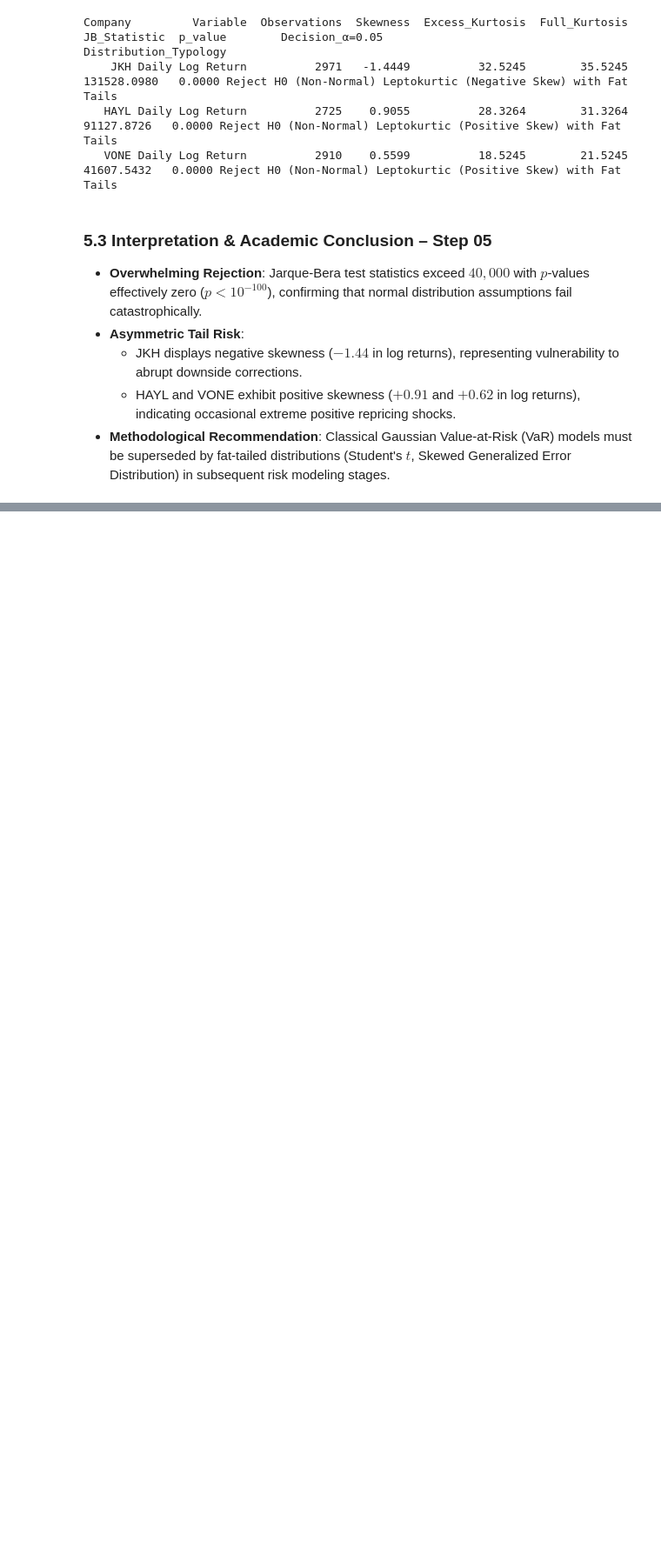
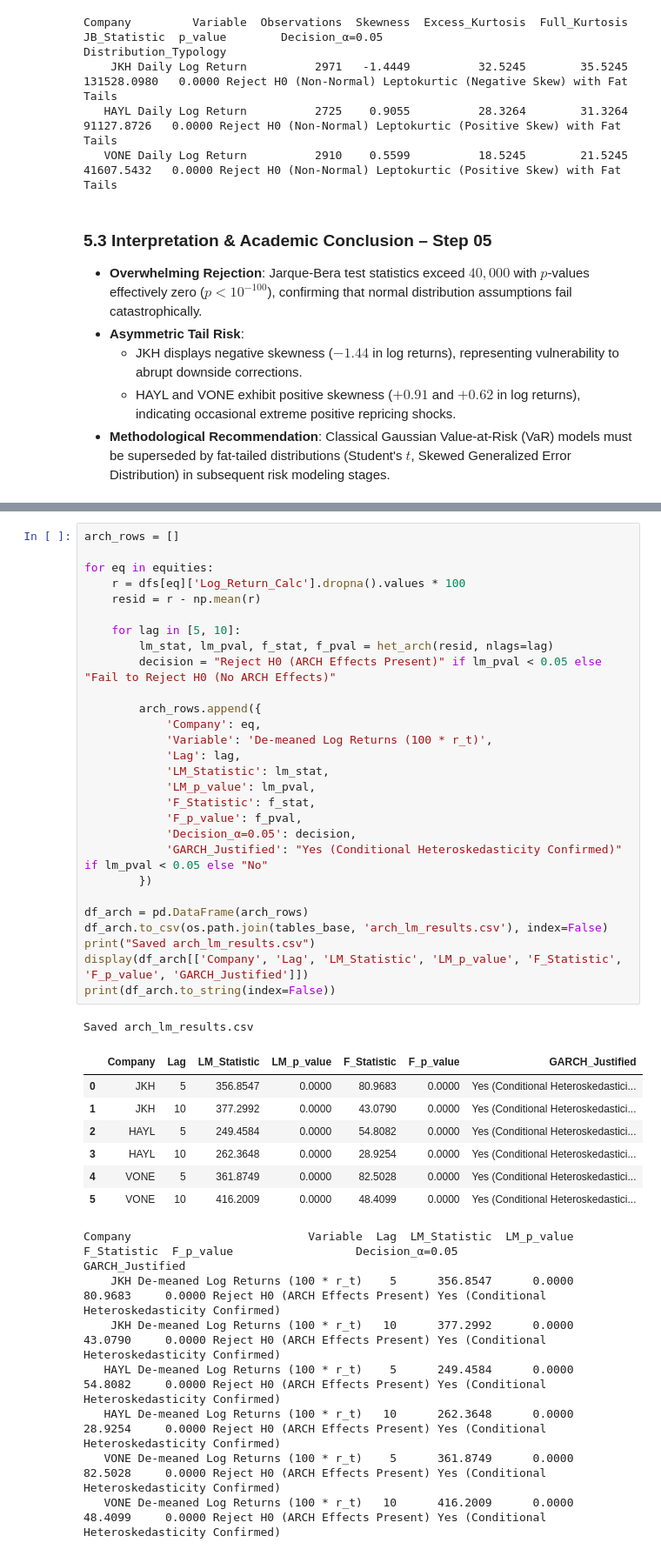
Before and after one commit to DilushaX/MarketPulse-LK, a Jupyter notebook: notebooks/03_advanced_statistical_analysis.ipynb, the cells around one changed output, grey strips where cells are left out. Shown at 87% size. Cells and saved outputs as stored; diff of their text form; blank space fills up the shorter version.

```diff
--- a/notebooks/03_advanced_statistical_analysis.ipynb
+++ b/notebooks/03_advanced_statistical_analysis.ipynb
@@ -534,0 +551,44 @@ Company         Variable  Observations  Skewness  Excess_Kurtosis  Full_Kurtosis
+# %%
+arch_rows = []
+
+for eq in equities:
+    r = dfs[eq]['Log_Return_Calc'].dropna().values * 100
+    resid = r - np.mean(r)
+
+    for lag in [5, 10]:
+        lm_stat, lm_pval, f_stat, f_pval = het_arch(resid, nlags=lag)
+        decision = "Reject H0 (ARCH Effects Present)" if lm_pval < 0.05 else "Fail to Reject H0 (No ARCH Effects)"
+
+        arch_rows.append({
+            'Company': eq,
+            'Variable': 'De-meaned Log Returns (100 * r_t)',
+            'Lag': lag,
+            'LM_Statistic': lm_stat,
+            'LM_p_value': lm_pval,
+            'F_Statistic': f_stat,
+            'F_p_value': f_pval,
+            'Decision_α=0.05': decision,
+            'GARCH_Justified': "Yes (Conditional Heteroskedasticity Confirmed)" if lm_pval < 0.05 else "No"
+        })
+
+df_arch = pd.DataFrame(arch_rows)
+df_arch.to_csv(os.path.join(tables_base, 'arch_lm_results.csv'), index=False)
+print("Saved arch_lm_results.csv")
+display(df_arch[['Company', 'Lag', 'LM_Statistic', 'LM_p_value', 'F_Statistic', 'F_p_value', 'GARCH_Justified']])
+print(df_arch.to_string(index=False))
+# %% [output]
+Saved arch_lm_results.csv
+|  | Company | Lag | LM_Statistic | LM_p_value | F_Statistic | F_p_value | GARCH_Justified |
+| 0 | JKH | 5 | 356.8547 | 0.0000 | 80.9683 | 0.0000 | Yes (Conditional Heteroskedastici... |
+| 1 | JKH | 10 | 377.2992 | 0.0000 | 43.0790 | 0.0000 | Yes (Conditional Heteroskedastici... |
+| 2 | HAYL | 5 | 249.4584 | 0.0000 | 54.8082 | 0.0000 | Yes (Conditional Heteroskedastici... |
+| 3 | HAYL | 10 | 262.3648 | 0.0000 | 28.9254 | 0.0000 | Yes (Conditional Heteroskedastici... |
+| 4 | VONE | 5 | 361.8749 | 0.0000 | 82.5028 | 0.0000 | Yes (Conditional Heteroskedastici... |
+| 5 | VONE | 10 | 416.2009 | 0.0000 | 48.4099 | 0.0000 | Yes (Conditional Heteroskedastici... |
+Company                          Variable  Lag  LM_Statistic  LM_p_value  F_Statistic  F_p_value                  Decision_α=0.05                                GARCH_Justified
+    JKH De-meaned Log Returns (100 * r_t)    5      356.8547      0.0000      80.9683     0.0000 Reject H0 (ARCH Effects Present) Yes (Conditional Heteroskedasticity Confirmed)
+    JKH De-meaned Log Returns (100 * r_t)   10      377.2992      0.0000      43.0790     0.0000 Reject H0 (ARCH Effects Present) Yes (Conditional Heteroskedasticity Confirmed)
+   HAYL De-meaned Log Returns (100 * r_t)    5      249.4584      0.0000      54.8082     0.0000 Reject H0 (ARCH Effects Present) Yes (Conditional Heteroskedasticity Confirmed)
+   HAYL De-meaned Log Returns (100 * r_t)   10      262.3648      0.0000      28.9254     0.0000 Reject H0 (ARCH Effects Present) Yes (Conditional Heteroskedasticity Confirmed)
+   VONE De-meaned Log Returns (100 * r_t)    5      361.8749      0.0000      82.5028     0.0000 Reject H0 (ARCH Effects Present) Yes (Conditional Heteroskedasticity Confirmed)
+   VONE De-meaned Log Returns (100 * r_t)   10      416.2009      0.0000      48.4099     0.0000 Reject H0 (ARCH Effects Present) Yes (Conditional Heteroskedasticity Confirmed)
```
Also changed, not shown: parts of 2 cells of this notebook.
